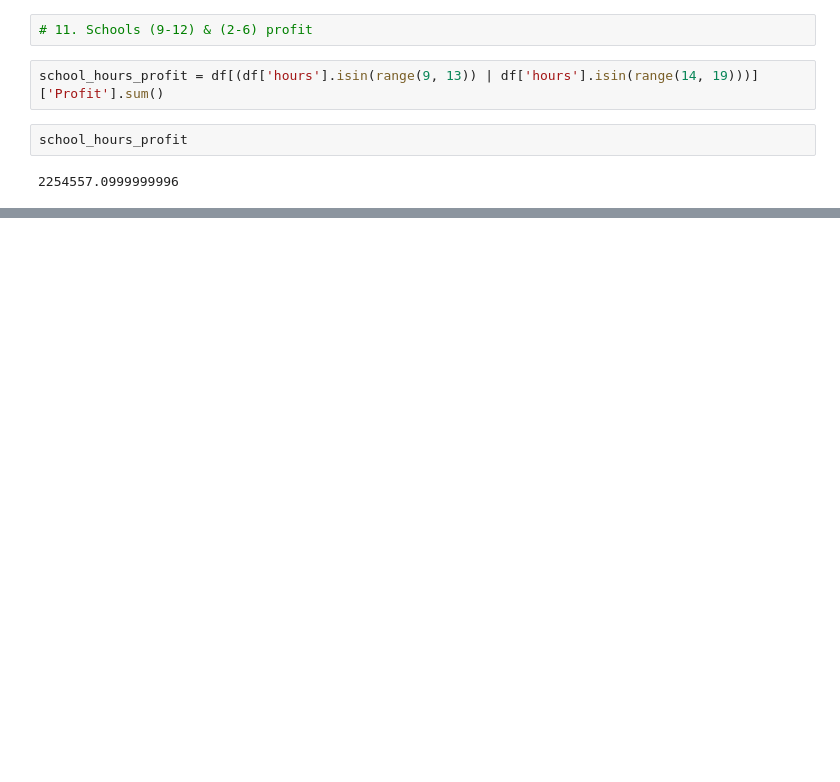
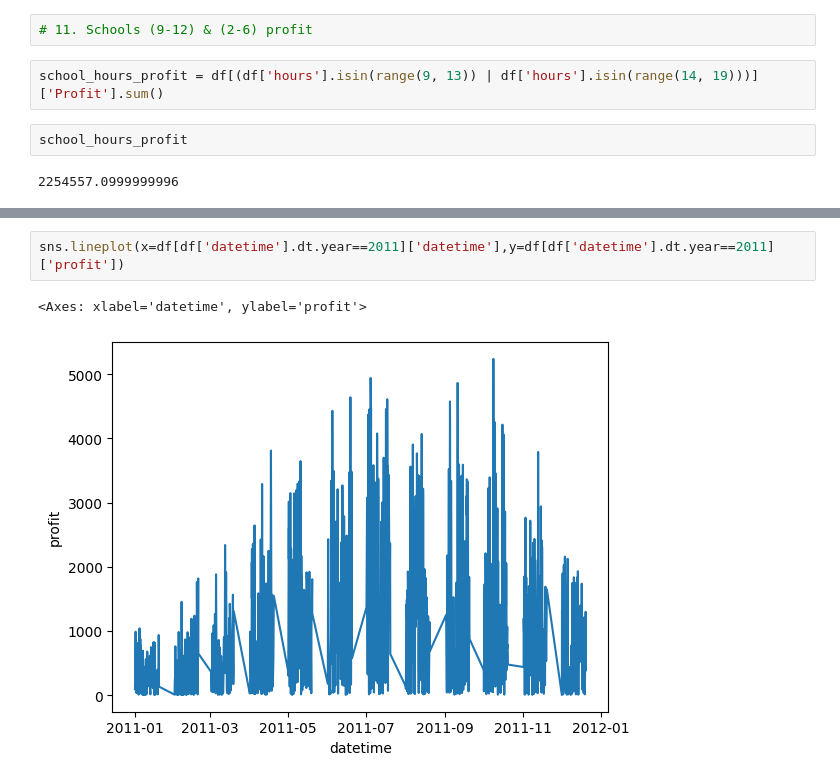
Before and after one commit to HamedRashwan/Bikes-Analysis, a Jupyter notebook: Bikes analysis .ipynb, the cells around one changed output, grey strips where cells are left out. Saved outputs shown, nothing was run; the diff lists cells and outputs as text; blank space fills up the shorter version.

```diff
--- a/Bikes analysis .ipynb
+++ b/Bikes analysis .ipynb
@@ -334,0 +701,5 @@ profit_2011_saturdays_fall
+# %%
+sns.lineplot(x=df[df['datetime'].dt.year==2011]['datetime'],y=df[df['datetime'].dt.year==2011]['profit'])
+# %% [output]
+<Axes: xlabel='datetime', ylabel='profit'>
+[figure, added]
```
Also changed, not shown: parts of 48 cells of this notebook.
